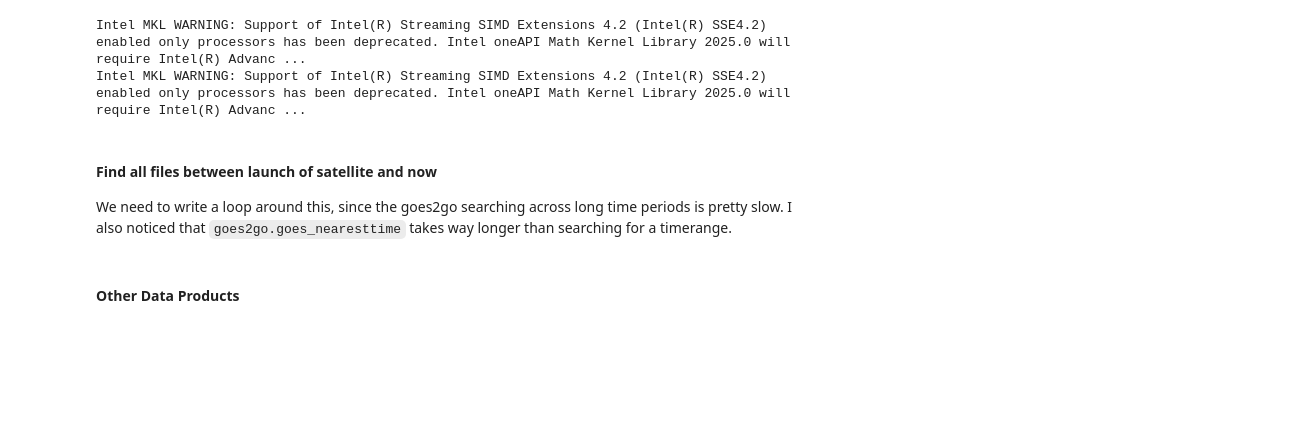
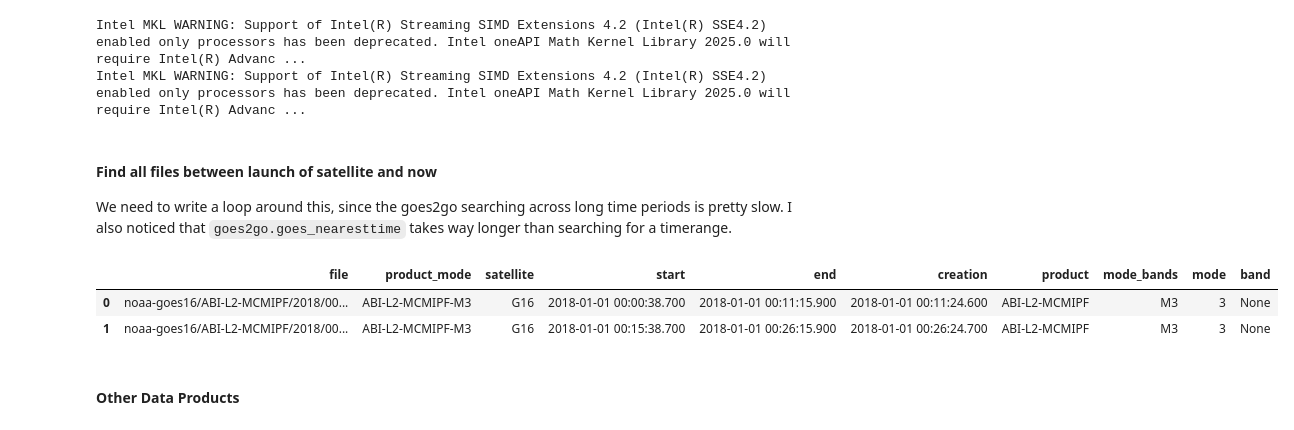
Before and after one commit to annajungbluth/eo-data-prep, a Jupyter notebook: notebooks/goes-mcmip.ipynb, the cells around one changed output. Cells and saved outputs as stored; diff of their text form; code cells hidden in the pictures; blank space fills up the shorter version.

```diff
--- a/notebooks/goes-mcmip.ipynb
+++ b/notebooks/goes-mcmip.ipynb
@@ -33,6 +33,12 @@ abi_files = goes2go.goes_timerange(
     domain='F',
     product="ABI-L2-MCMIP",
 )
+# %%
+abi_files
+# %% [output]
+|  | file | product_mode | satellite | start | end | creation | product | mode_bands | mode | band |
+| 0 | noaa-goes16/ABI-L2-MCMIPF/2018/00... | ABI-L2-MCMIPF-M3 | G16 | 2018-01-01 00:00:38.700 | 2018-01-01 00:11:15.900 | 2018-01-01 00:11:24.600 | ABI-L2-MCMIPF | M3 | 3 | None |
+| 1 | noaa-goes16/ABI-L2-MCMIPF/2018/00... | ABI-L2-MCMIPF-M3 | G16 | 2018-01-01 00:15:38.700 | 2018-01-01 00:26:15.900 | 2018-01-01 00:26:24.700 | ABI-L2-MCMIPF | M3 | 3 | None |
 # %% [markdown]
 #### Other Data Products
 # %%
```
Also changed, not shown: parts of 2 cells of this notebook.
